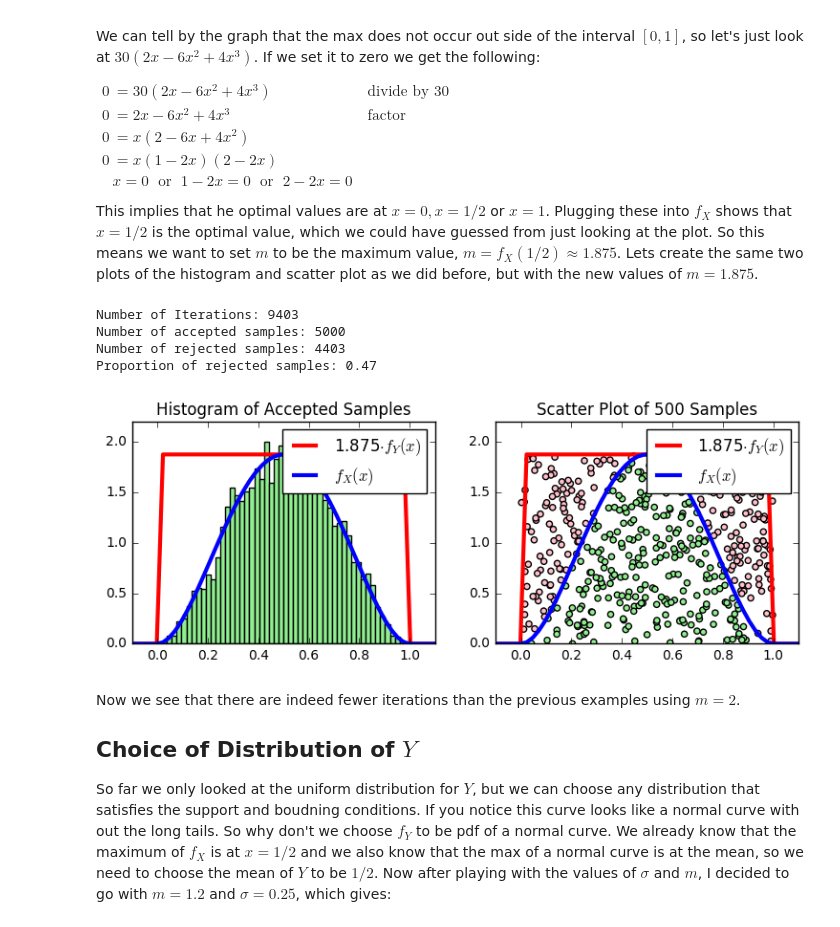
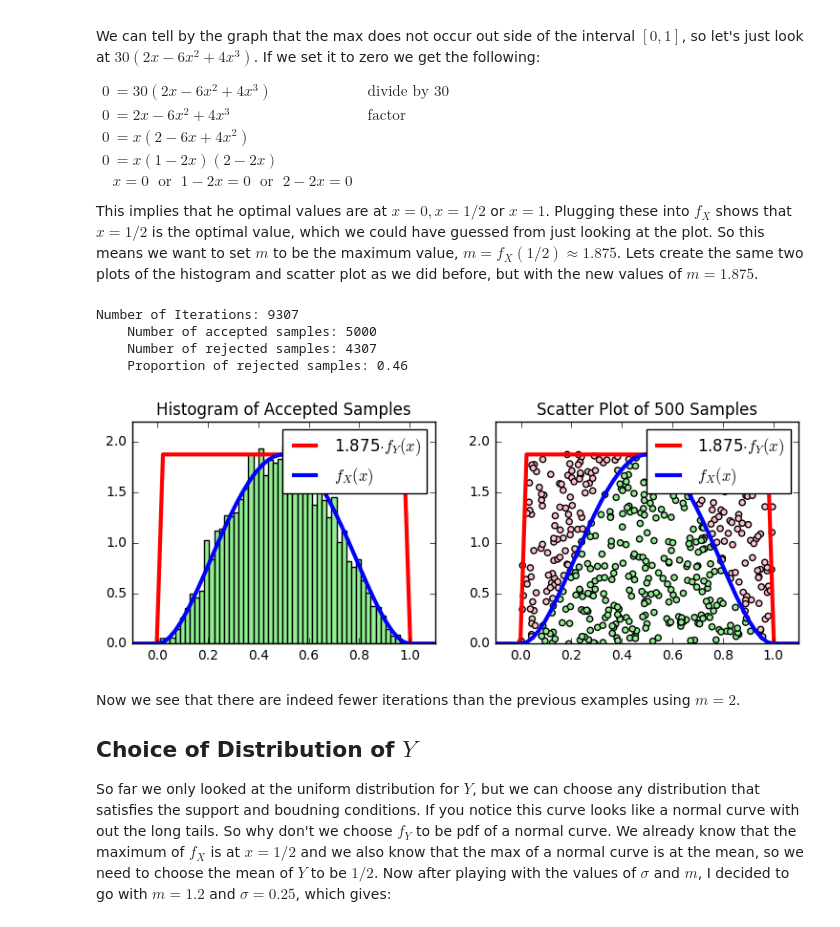
Before and after one commit to AbeNassar/Playground, a Jupyter notebook: Simulations/Python/Rejection Sampling.ipynb, the cells around one changed output. Drawn from its saved outputs; the diff is of its cells as text; code cells hidden in the pictures.

```diff
--- a/Simulations/Python/Rejection Sampling.ipynb
+++ b/Simulations/Python/Rejection Sampling.ipynb
@@ -204,45 +207,17 @@ $\begin{align*}
 \end{align*}$
 
 This implies that he optimal values are at $x=0, x=1/2$ or $x=1$. Plugging these into $f_X$ shows that $x=1/2$ is the optimal value, which we could have guessed from just looking at the plot. So this means we want to set $m$ to be the maximum value, $m = f_X(1/2)\approx 1.875$. Lets create the same two plots of the histogram and scatter plot as we did before, but with the new values of $m=1.875$.
-# %%
-%matplotlib inline
-
-# New value of m.
-m = f_X(0.5)
-
-# set plot size
-plt.figure(figsize=[9,3])
-
-# Draw 5000 Samples
-X = drawSamples(f_X, m=m, Ydist=ss.uniform(0,1), nSamples=5000)
-
-# Plot Histogram
-plt.subplot(1,2,1)
-AcceptedX = X[X[:,2]==1]
-plt.hist(AcceptedX[:,0], normed=True, bins=50, color="lightgreen")
-PlotPDF("Histogram of Accepted Samples")
-
-# Plotting a Scatter plot with both rejected and accepted samples
-plt.subplot(1,2,2)
-colDict = {0:"pink",1:"lightgreen"}
-pointColor = map(colDict.get,X[:,2])
-plt.scatter(X[0:500,0],X[0:500,1], c=pointColor)
-plt.xlim(0,1)
-plt.ylim(0,2)
-PlotPDF("Scatter Plot of 500 Samples")
-
-# Printing details of the process
-print("""Number of Iterations: {:.0f}
-Number of accepted samples: {:.0f}
-Number of rejected samples: {:.0f}
-Proportion of rejected samples: {:0.2f}
-""".format(X[:,2].shape[0], sum(X[:,2]), sum(1-X[:,2]), sum(1-X[:,2])/X[:,2].shape[0] ))
-# %% [output]
-Number of Iterations: 9403
-Number of accepted samples: 5000
-Number of rejected samples: 4403
-Proportion of rejected samples: 0.47
-[figure, removed]
+# %%
+# New value of m.
+m = f_X(0.5)
+
+runSimulation(f_X, m=m, Ydist=ss.uniform(0,1))
+# %% [output]
+Number of Iterations: 9307
+    Number of accepted samples: 5000
+    Number of rejected samples: 4307
+    Proportion of rejected samples: 0.46
+[figure, added]
 # %% [markdown]
 Now we see that there are indeed fewer iterations than the previous examples using $m=2$.
 
```
Also changed, not shown: parts of 5 cells of this notebook.
